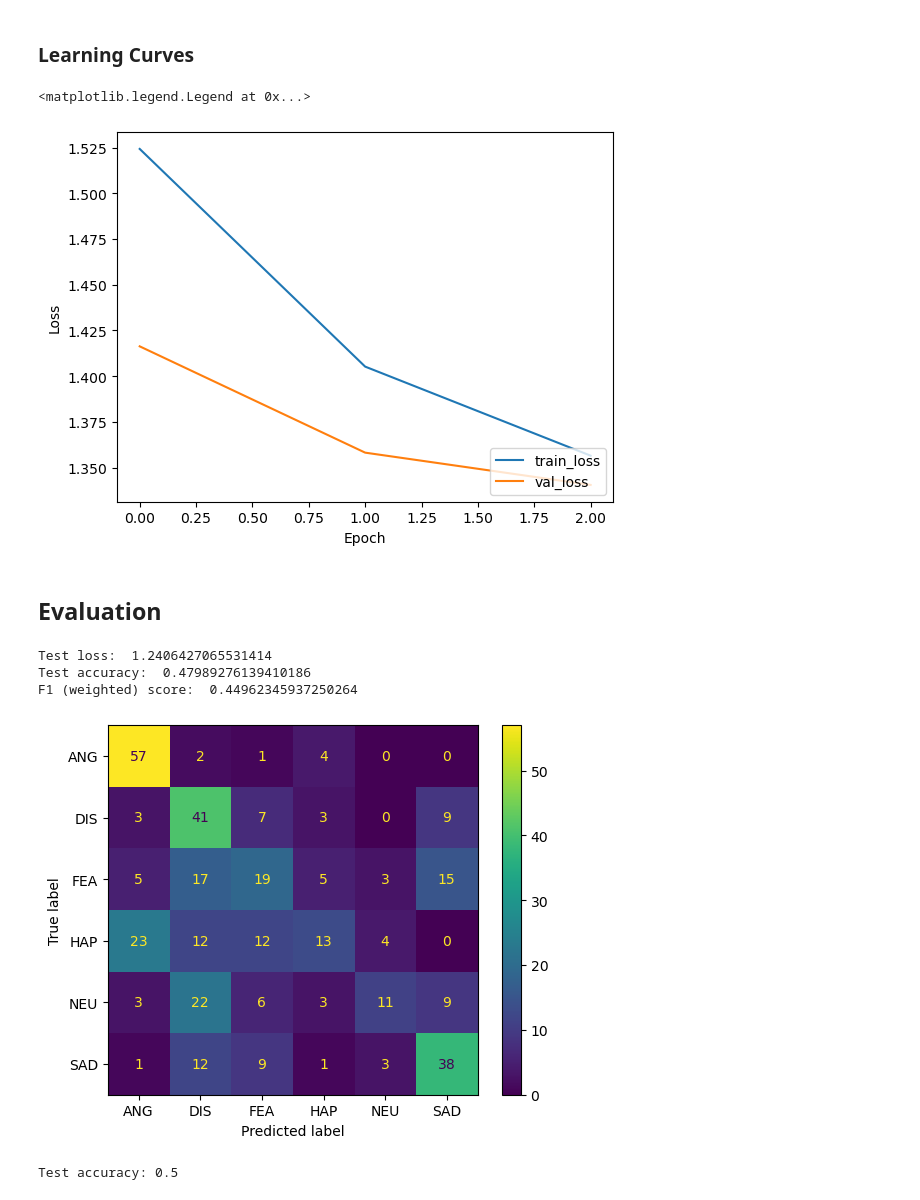
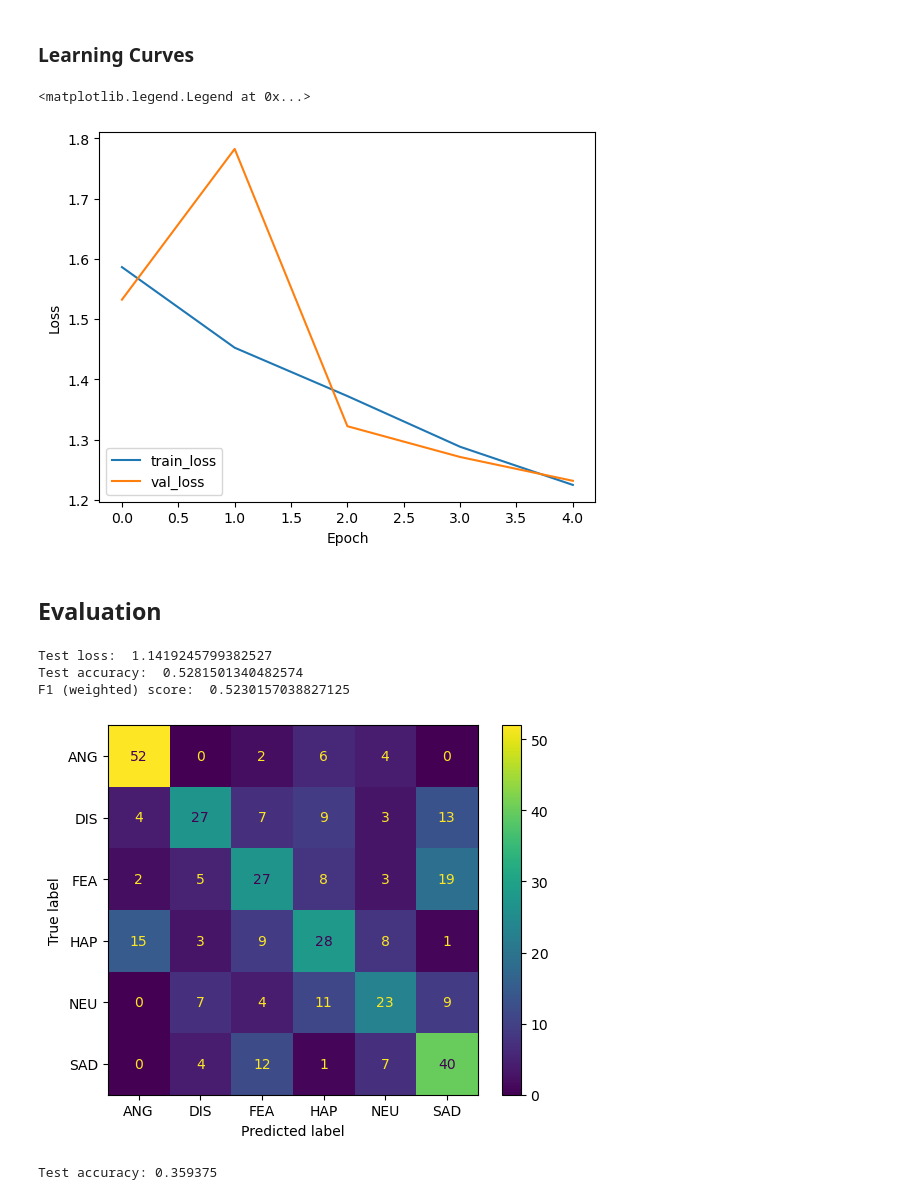
Before and after one commit to MartinRajniak/Audio-Emotion-Classifier, a Jupyter notebook: audio_emotion_classifier.ipynb, the cells around one changed output. Saved outputs shown, nothing was run; the diff lists cells and outputs as text; code cells hidden in the pictures.

Commit message:
Increase batch size to 64 + use OneCycleLR

```diff
--- a/audio_emotion_classifier.ipynb
+++ b/audio_emotion_classifier.ipynb
@@ -62,9 +63,10 @@ mlflow.set_tracking_uri(uri="http://127.0.0.1:8080")
 mlflow.set_experiment("Change regularization")
 
 params = {
-    "epochs": 3,
-    "batch_size": 32,
-    "learning_rate": 1e-3,
+    "epochs": 5,
+    "batch_size": 64,
+    "base_lr": 1e-4,
+    "max_lr": 1e-2,
     "optimizer":"Adam",
 }
 # %% [output]
@@ -418,0 +517,17 @@ class NeuralNetwork(nn.Module):
+# %%
+rerun_lr_test = False
+if rerun_lr_test:
+    start_lr = 1e-8
+    end_lr = 10
+    num_iter = 1000
+
+    # Keep same as training code
+    model = NeuralNetwork().to(device)
+    loss_fn = nn.CrossEntropyLoss()
+    optimizer = Adam(model.parameters(), lr=start_lr)
+
+    lr_finder = LRFinder(model, optimizer, loss_fn, device)
+
+    lrs, losses = lr_finder.range_test(train_dataloader, start_lr, end_lr, num_iter)
+
+    lr_finder.plot()
@@ -419,5 +548,5 @@ class NeuralNetwork(nn.Module):
 # %%
-def train_loop(device, dataloader, model, loss_fn, optimizer):
+def train_loop(device, dataloader, model, loss_fn, optimizer, lr_scheduler):
     # Set the model to training mode - important for batch normalization and dropout layers
     # Unnecessary in this situation but added for best practices
     model.train()
@@ -435,6 +564,7 @@ def train_loop(device, dataloader, model, loss_fn, optimizer):
         # Backpropagation
         loss.backward()
         optimizer.step()
+        lr_scheduler.step()
         optimizer.zero_grad()
 
         train_loss += loss.item()
@@ -471,7 +603,8 @@ mlflow.log_params(params)
 
 model = NeuralNetwork().to(device)
 loss_fn = nn.CrossEntropyLoss()
-optimizer = Adam(model.parameters(), lr=params["learning_rate"])
+optimizer = Adam(model.parameters(), lr=params["base_lr"])
+lr_scheduler = OneCycleLR(optimizer, max_lr=params["max_lr"], steps_per_epoch=len(train_dataloader), epochs=params["epochs"])
 
 with open("model_summary.txt", "w") as f:
     # Get the shape of a batch (including batch size)
@@ -483,7 +616,7 @@ mlflow.log_artifact("model_summary.txt")
 history = {"train_loss": [], "val_loss": []}
 for epoch in range(params["epochs"]):
     print(f"Epoch {epoch+1}\n-------------------------------")
-    train_loss, train_acc = train_loop(device, train_dataloader, model, loss_fn, optimizer)
+    train_loss, train_acc = train_loop(device, train_dataloader, model, loss_fn, optimizer, lr_scheduler)
     val_loss, val_acc = eval_loop(device, val_dataloader, model, loss_fn)
 
     history["train_loss"].append(train_loss)
@@ -533,12 +666,12 @@ model_info = mlflow.pytorch.log_model(model, artifact_path="mlmodel", signature=
 # %%
 plt.plot(history["train_loss"], label="train_loss")
 plt.plot(history["val_loss"], label="val_loss")
 plt.xlabel("Epoch")
 plt.ylabel("Loss")
-plt.legend(loc="lower right")
+plt.legend(loc="lower left")
 # %% [output]
 <matplotlib.legend.Legend at 0x...>
-[figure, old version]
+[figure, new version]
 # %% [markdown]
 ## Evaluation
 # %%
@@ -569,16 +702,16 @@ print("Test loss: ", test_loss)
 print("Test accuracy: ", test_accuracy)
 print("F1 (weighted) score: ", test_f1)
 # %% [output]
-Test loss:  1.2406427065531414
-Test accuracy:  0.47989276139410186
-F1 (weighted) score:  0.44962345937250264
+Test loss:  1.1419245799382527
+Test accuracy:  0.5281501340482574
+F1 (weighted) score:  0.5230157038827125
 # %%
 cm = confusion_matrix(y_true, y_pred)
 cm_display = ConfusionMatrixDisplay(cm, display_labels=classes)
 cm_display.plot()
 plt.show()
 # %% [output]
-[figure, old version]
+[figure, new version]
 # %%
 # Predictions with MLFlow API (for deployment)
 X, y_true = next(iter(test_dataloader))
@@ -586,7 +719,7 @@ loaded_model = mlflow.pyfunc.load_model(model_info.model_uri)
 predictions = loaded_model.predict(X.numpy()).argmax(1)
 print("Test accuracy:", accuracy_score(y_true, predictions))
 # %% [output]
-Test accuracy: 0.5
+Test accuracy: 0.359375
 # %%
 # Convert numpy output to torch tensor before applying softmax
 logits = loaded_model.predict(X.numpy())
```
Also changed, not shown: parts of 12 cells of this notebook, 1 other file.
